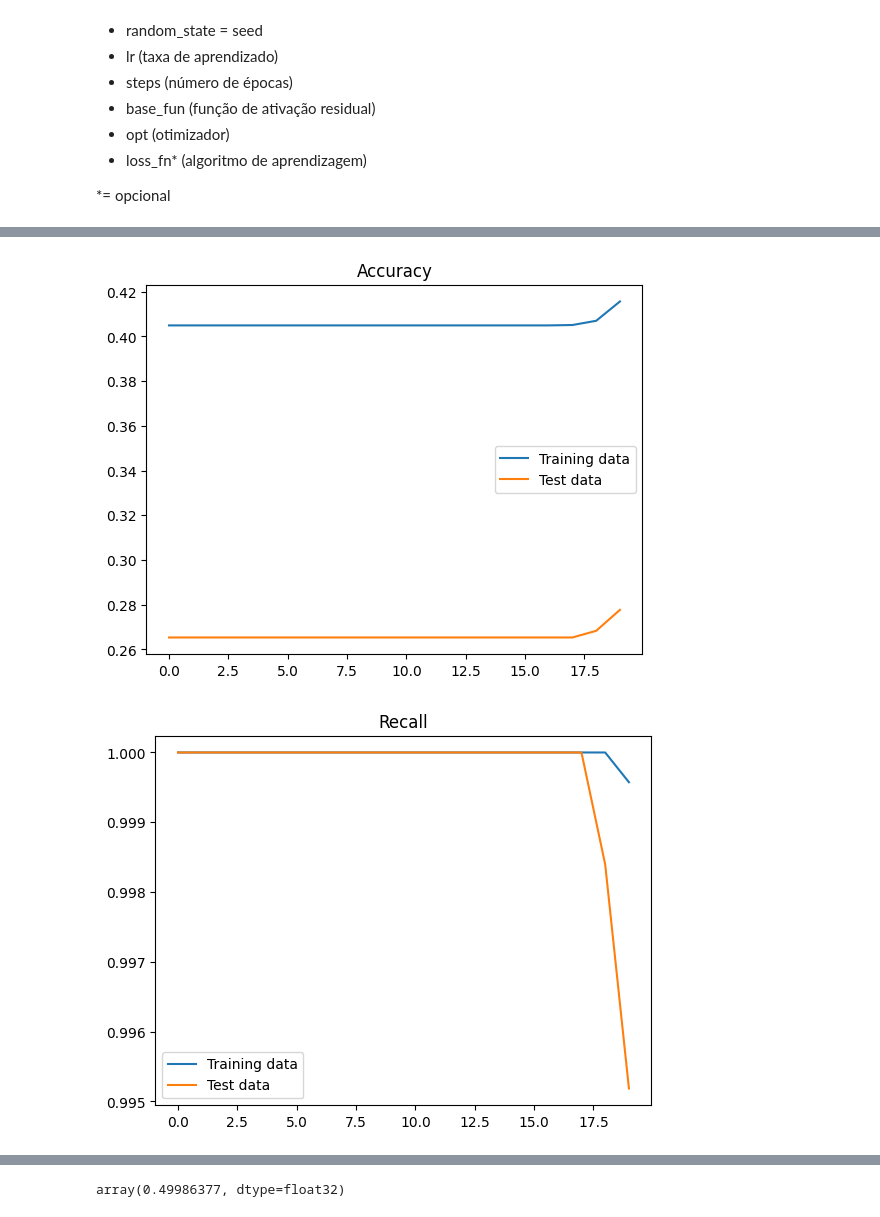
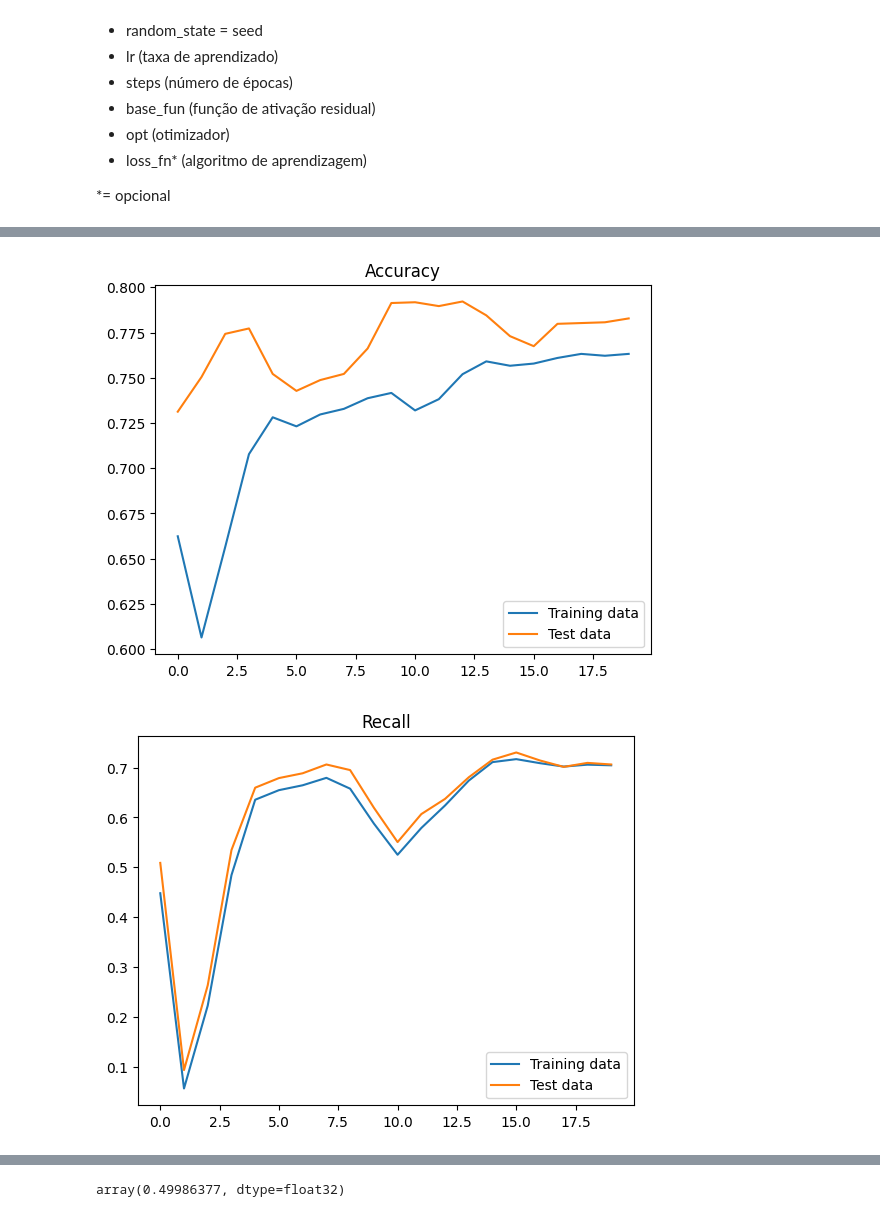
Before and after one commit to pedrobslima/redes_neurais, a Jupyter notebook: projeto_rn.ipynb, the cells around one changed output, grey strips where cells are left out. Drawn from its saved outputs; the diff is of its cells as text; code cells hidden in the pictures.

```diff
--- a/projeto_rn.ipynb
+++ b/projeto_rn.ipynb
@@ -1445,6 +1455,12 @@ X_train3_norm, y_train3_norm = o_sampler.fit_resample(X_train3_norm, y_train3_no
 Treinamento, teste e avaliações
 # %%
 NUM_TRIALS = 100
+# %%
+train_input = pd.concat([X_train1, X_val1], ignore_index=True)
+train_label = pd.concat([y_train1, y_val1], ignore_index=True)
+
+train_input_norm = pd.concat([X_train1_norm, X_val1_norm], ignore_index=True)
+train_label_norm = pd.concat([y_train1_norm, y_val1], ignore_index=True)
 # %% [markdown]
 ### Multi-Layer Perceptron
 # %% [markdown]
@@ -1697,10 +1745,10 @@ study.best_params
  'opt': 'Adam'}
 # %%
-train_input = pd.concat([X_train1_norm, X_val1_norm], ignore_index=True)
-train_label = pd.concat([y_train1_norm, y_val1], ignore_index=True)
+#train_input = pd.concat([X_train1_norm, X_val1_norm], ignore_index=True)
+#train_label = pd.concat([y_train1_norm, y_val1], ignore_index=True)
 
-dataset = {'train_input': train_input,
-           'train_label': train_label,
+dataset = {'train_input': train_input_norm,
+           'train_label': train_label_norm,
            'test_input': X_test1_norm,
            'test_label': y_test1}
 
@@ -1713,4 +1761,7 @@ dataset = {'train_input': train_input,
  'base_fun': 'zero',
  'opt': 'Adam'}'''
 
-kanet = KANClassifier(width=[19,19,5,2], grid=4, k=5, random_state=seed, lr=0.0001, steps=20, base_fun='zero', loss_fn=kanMSELoss(), opt='Adam').fit(dataset)
+kanet = KANClassifier(width=[19,19,5,2], grid=study.best_params['grid'],
+                      k=study.best_params['k'], random_state=seed, lr=study.best_params['lr'],
+                      steps=20, base_fun=study.best_params['base_fun'],
+                      opt=study.best_params['opt']).fit(dataset)
@@ -1755,4 +1801,4 @@ AUPR:             0.5703
 # %%
-for m in ['loss', 'acc', 'recall', 'prec']:
+for m in ['loss', 'acc', 'recall', 'prec', 'f1']:
     kanet.plot_metric(m)
 # %% [output]
@@ -1760,2 +1806,2 @@ for m in ['loss', 'acc', 'recall', 'prec']:
-[figure, old version]
+[figure, new version]
-[figure, old version]
+[figure, new version]
```
Also changed, not shown: parts of 58 cells of this notebook, 6 other files.
